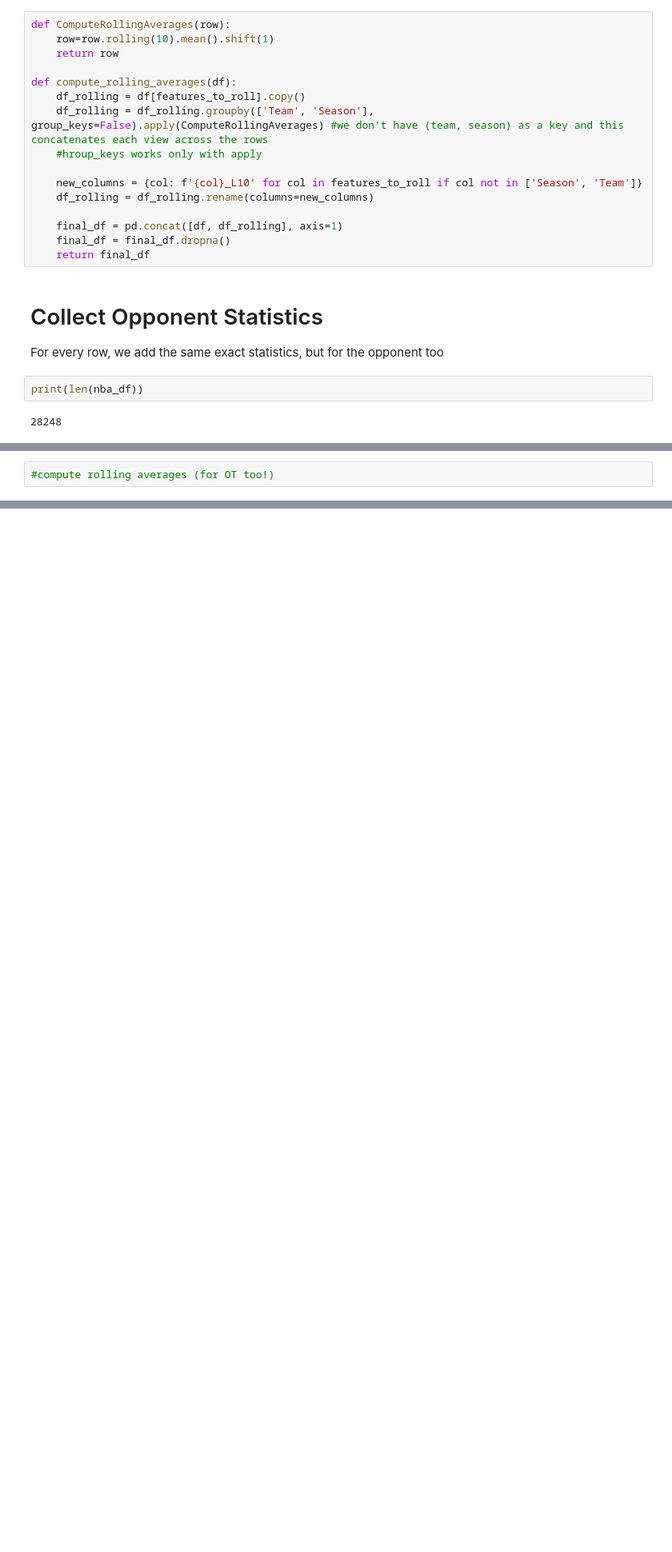
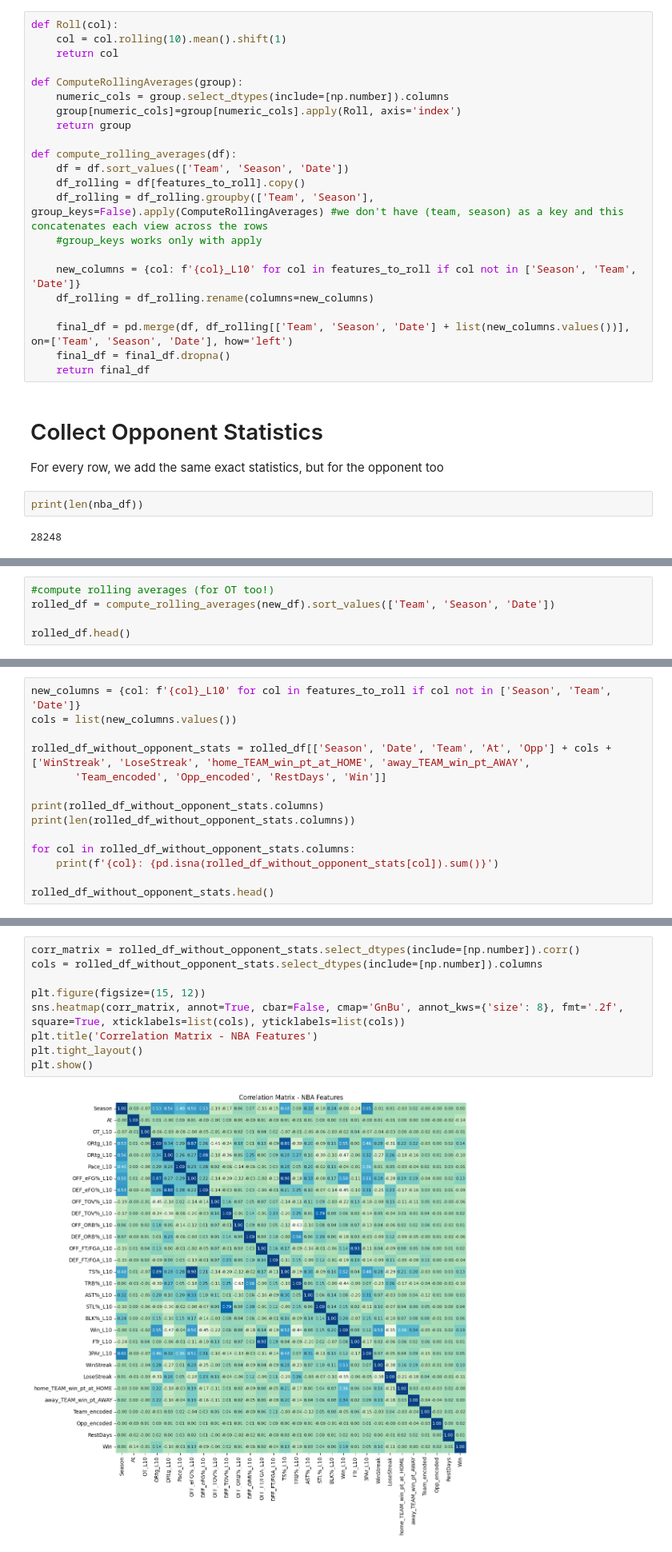
Before and after one commit to LuigiGonnella/NBA-Predictor, a Jupyter notebook: notebooks/01-exploration.ipynb, the cells around one changed output, grey strips where cells are left out. Shown: that part at 80% size. Saved outputs shown, nothing was run; the diff lists cells and outputs as text; blank space fills up the shorter version.

```diff
--- a/notebooks/01-exploration.ipynb
+++ b/notebooks/01-exploration.ipynb
@@ -347,18 +353,24 @@ features_to_roll = [
     ]
 # %%
-def ComputeRollingAverages(row):
-    row=row.rolling(10).mean().shift(1)
-    return row
+def Roll(col):
+    col = col.rolling(10).mean().shift(1)
+    return col
+
+def ComputeRollingAverages(group):
+    numeric_cols = group.select_dtypes(include=[np.number]).columns
+    group[numeric_cols]=group[numeric_cols].apply(Roll, axis='index')
+    return group
 
 def compute_rolling_averages(df):
+    df = df.sort_values(['Team', 'Season', 'Date'])
     df_rolling = df[features_to_roll].copy()
     df_rolling = df_rolling.groupby(['Team', 'Season'], group_keys=False).apply(ComputeRollingAverages) #we don't have (team, season) as a key and this concatenates each view across the rows
-    #hroup_keys works only with apply
+    #group_keys works only with apply
 
-    new_columns = {col: f'{col}_L10' for col in features_to_roll if col not in ['Season', 'Team']}
+    new_columns = {col: f'{col}_L10' for col in features_to_roll if col not in ['Season', 'Team', 'Date']}
     df_rolling = df_rolling.rename(columns=new_columns)
 
-    final_df = pd.concat([df, df_rolling], axis=1)
+    final_df = pd.merge(df, df_rolling[['Team', 'Season', 'Date'] + list(new_columns.values())], on=['Team', 'Season', 'Date'], how='left')
     final_df = final_df.dropna()
     return final_df
 # %% [markdown]
@@ -424,2 +439,5 @@ LoseStreak: 0
 # %%
 #compute rolling averages (for OT too!)
+rolled_df = compute_rolling_averages(new_df).sort_values(['Team', 'Season', 'Date'])
+
+rolled_df.head()
@@ -427,0 +489,14 @@ LoseStreak: 0
+# %%
+new_columns = {col: f'{col}_L10' for col in features_to_roll if col not in ['Season', 'Team', 'Date']}
+cols = list(new_columns.values())
+
+rolled_df_without_opponent_stats = rolled_df[['Season', 'Date', 'Team', 'At', 'Opp'] + cols + ['WinStreak', 'LoseStreak', 'home_TEAM_win_pt_at_HOME', 'away_TEAM_win_pt_AWAY',
+       'Team_encoded', 'Opp_encoded', 'RestDays', 'Win']]
+
+print(rolled_df_without_opponent_stats.columns)
+print(len(rolled_df_without_opponent_stats.columns))
+
+for col in rolled_df_without_opponent_stats.columns:
+    print(f'{col}: {pd.isna(rolled_df_without_opponent_stats[col]).sum()}')
+
+rolled_df_without_opponent_stats.head()
@@ -427,0 +541,11 @@ LoseStreak: 0
+# %%
+corr_matrix = rolled_df_without_opponent_stats.select_dtypes(include=[np.number]).corr()
+cols = rolled_df_without_opponent_stats.select_dtypes(include=[np.number]).columns
+
+plt.figure(figsize=(15, 12))
+sns.heatmap(corr_matrix, annot=True, cbar=False, cmap='GnBu', annot_kws={'size': 8}, fmt='.2f', square=True, xticklabels=list(cols), yticklabels=list(cols))
+plt.title('Correlation Matrix - NBA Features')
+plt.tight_layout()
+plt.show()
+# %% [output]
+[figure, added]
```
Also changed, not shown: parts of 38 cells of this notebook.
